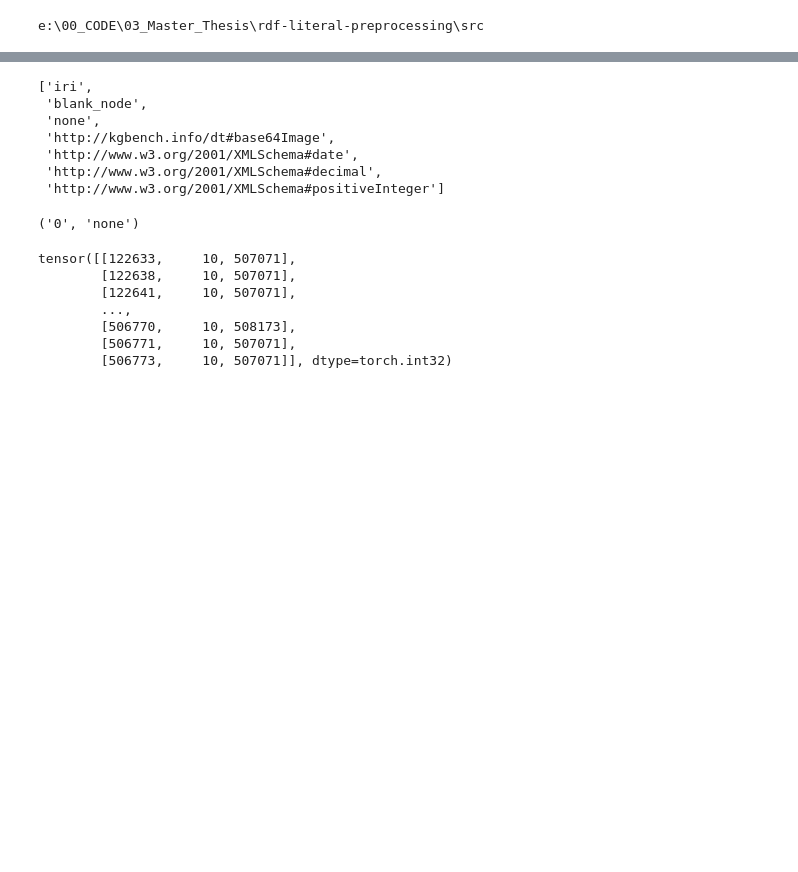
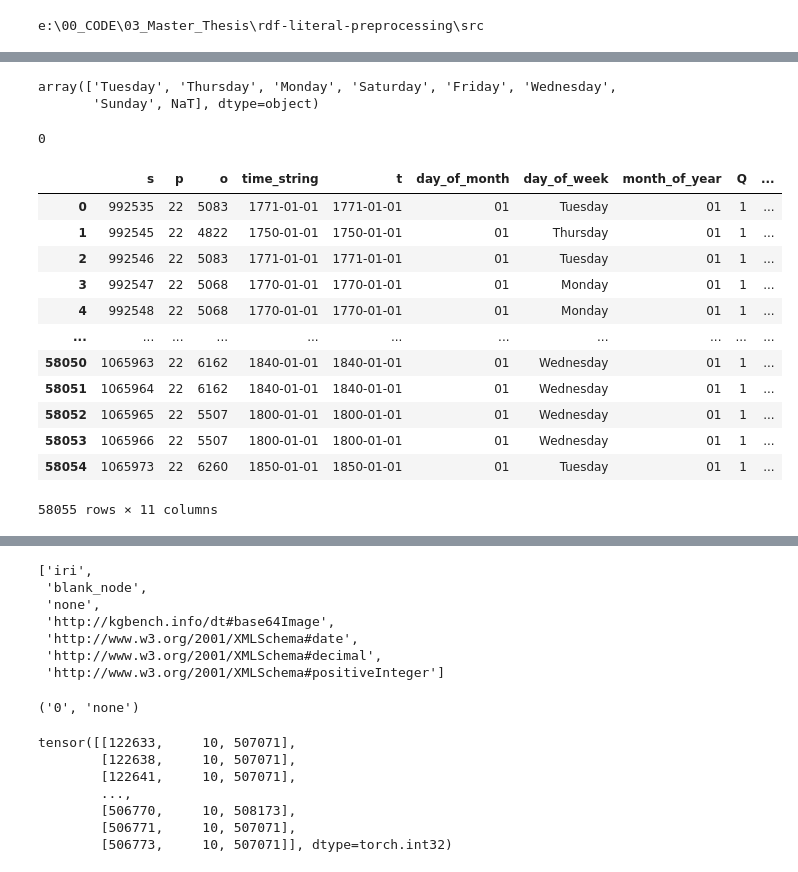
Before and after one commit to ArcNoctris/kg_literal_preprocessing, a Jupyter notebook: notebooks/LDA.ipynb, the cells around one changed output, grey strips where cells are left out. Saved outputs shown, nothing was run; the diff lists cells and outputs as text; code cells hidden in the pictures; blank space fills up the shorter version.

```diff
--- a/notebooks/LDA.ipynb
+++ b/notebooks/LDA.ipynb
@@ -27,0 +543,9 @@ datatypes
+# %%
+df = pd.DataFrame(data.triples[data.triples[:,1]== rr[6]], columns = ["s","p","o"])
+df['t'] = df['o'].apply(lambda x: data.i2e[x][0])
+df['t']= pd.to_datetime(df['t'],errors='coerce')
+df['day_of_month'] = df['t'].apply(lambda x: x.strftime('%d') if not pd.isnull(x) else x)
+df['day_of_week'] = df['t'].apply(lambda x: x.strftime('%A') if not pd.isnull(x) else x)
+df['month_of_year'] = df['t'].apply(lambda x: x.strftime('%m') if not pd.isnull(x) else x)
+df['quarter_of_year'] = df['t'].apply(lambda x: ((int(x.strftime('%m'))-1)//4)+1 if not pd.isnull(x) else x)
+df['year'] = df['t'].apply(lambda x: x.strftime('%Y') if not pd.isnull(x) else x)
@@ -27,0 +584,33 @@ datatypes
+# %%
+df['time_string'] = df['o'].apply(lambda x: data.i2e[x][0])
+df['t']= pd.to_datetime(df['time_string'],errors='coerce')
+df['day_of_month'] = df['t'].apply(lambda x: x.strftime('%d') if not pd.isnull(x) else x)
+df['day_of_week'] = df['t'].apply(lambda x: x.strftime('%A') if not pd.isnull(x) else x)
+df['month_of_year'] = df['t'].apply(lambda x: x.strftime('%m') if not pd.isnull(x) else x)
+df['quarter_of_year'] = df['t'].apply(lambda x: ((int(x.strftime('%m'))-1)//4)+1 if not pd.isnull(x) else x)
+df['year'] = df['t'].apply(lambda x: x.strftime('%Y') if not pd.isnull(x) else x)
+# %%
+df['day_of_week'].unique()
+# %% [output]
+array(['Tuesday', 'Thursday', 'Monday', 'Saturday', 'Friday', 'Wednesday',
+       'Sunday', NaT], dtype=object)
+# %%
+3 //4
+# %% [output]
+0
+# %%
+df
+# %% [output]
+|  | s | p | o | time_string | t | day_of_month | day_of_week | month_of_year | Q | ... |
+| 0 | 992535 | 22 | 5083 | 1771-01-01 | 1771-01-01 | 01 | Tuesday | 01 | 1 | ... |
+| 1 | 992545 | 22 | 4822 | 1750-01-01 | 1750-01-01 | 01 | Thursday | 01 | 1 | ... |
+| 2 | 992546 | 22 | 5083 | 1771-01-01 | 1771-01-01 | 01 | Tuesday | 01 | 1 | ... |
+| 3 | 992547 | 22 | 5068 | 1770-01-01 | 1770-01-01 | 01 | Monday | 01 | 1 | ... |
+| 4 | 992548 | 22 | 5068 | 1770-01-01 | 1770-01-01 | 01 | Monday | 01 | 1 | ... |
+| ... | ... | ... | ... | ... | ... | ... | ... | ... | ... | ... |
+| 58050 | 1065963 | 22 | 6162 | 1840-01-01 | 1840-01-01 | 01 | Wednesday | 01 | 1 | ... |
+| 58051 | 1065964 | 22 | 6162 | 1840-01-01 | 1840-01-01 | 01 | Wednesday | 01 | 1 | ... |
+| 58052 | 1065965 | 22 | 5507 | 1800-01-01 | 1800-01-01 | 01 | Wednesday | 01 | 1 | ... |
+| 58053 | 1065966 | 22 | 5507 | 1800-01-01 | 1800-01-01 | 01 | Wednesday | 01 | 1 | ... |
+| 58054 | 1065973 | 22 | 6260 | 1850-01-01 | 1850-01-01 | 01 | Tuesday | 01 | 1 | ... |
+58055 rows × 11 columns
```
Also changed, not shown: parts of 55 cells of this notebook, 20 other files.
